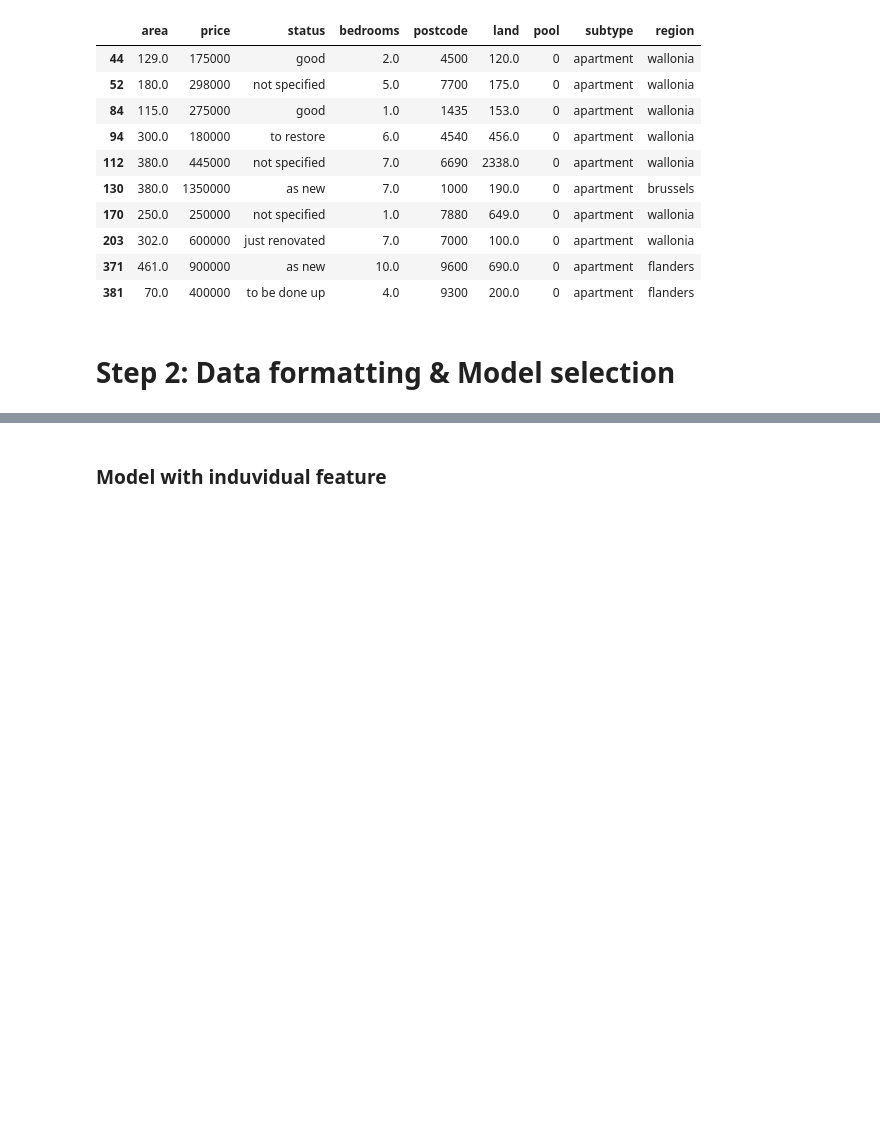
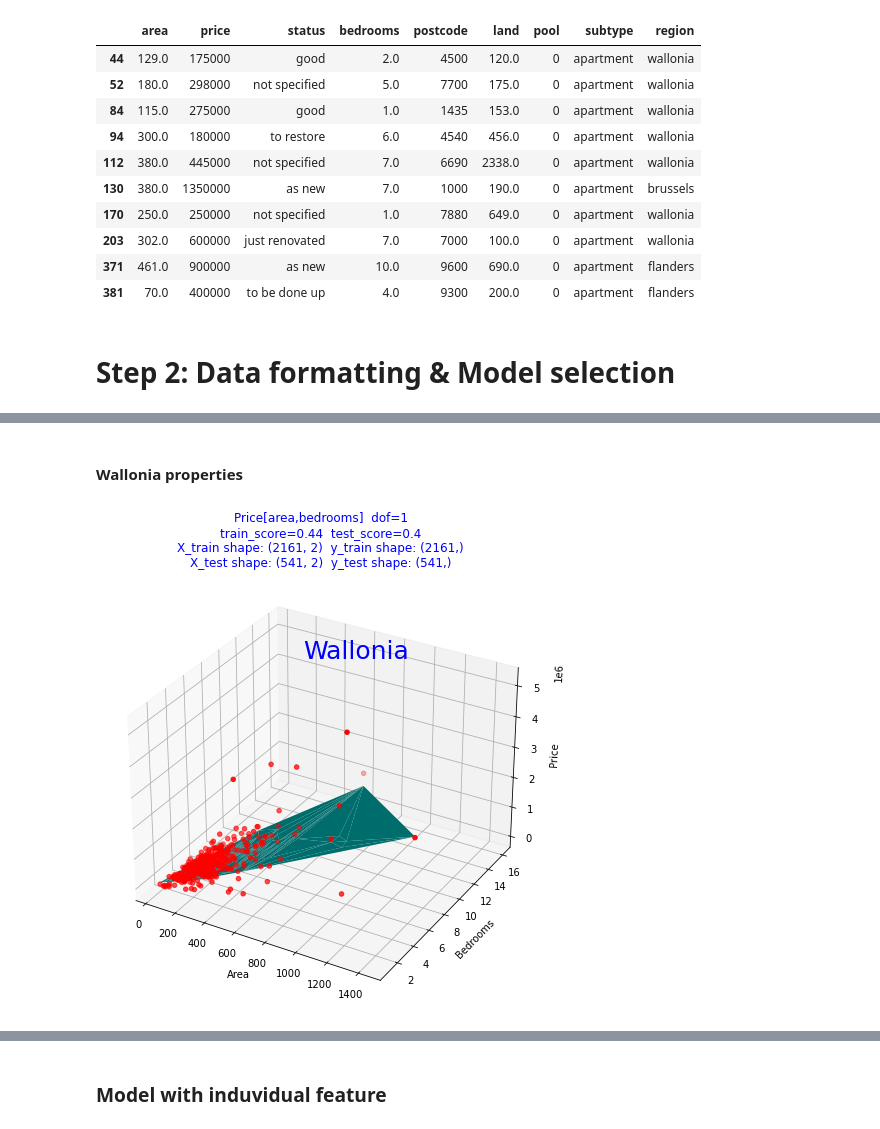
Before and after one commit to JacquesDeclercq/challenge-regression, a Jupyter notebook: regression.ipynb, the cells around one changed output, grey strips where cells are left out. Drawn from its saved outputs; the diff is of its cells as text; code cells hidden in the pictures; blank space fills up the shorter version.

```diff
--- a/regression.ipynb
+++ b/regression.ipynb
@@ -410,0 +455,7 @@ df_apartment.head(10)
+# %% [markdown]
+#### Wallonia properties
+# %%
+# To check  the score with the dof 1 between area, bedrooms and price
+model_per_region(df_wallonia,'Wallonia', 1, 500, 15, 6000000)
+# %% [output]
+[figure, added]
```
Also changed, not shown: parts of 48 cells of this notebook, 19 other files.
